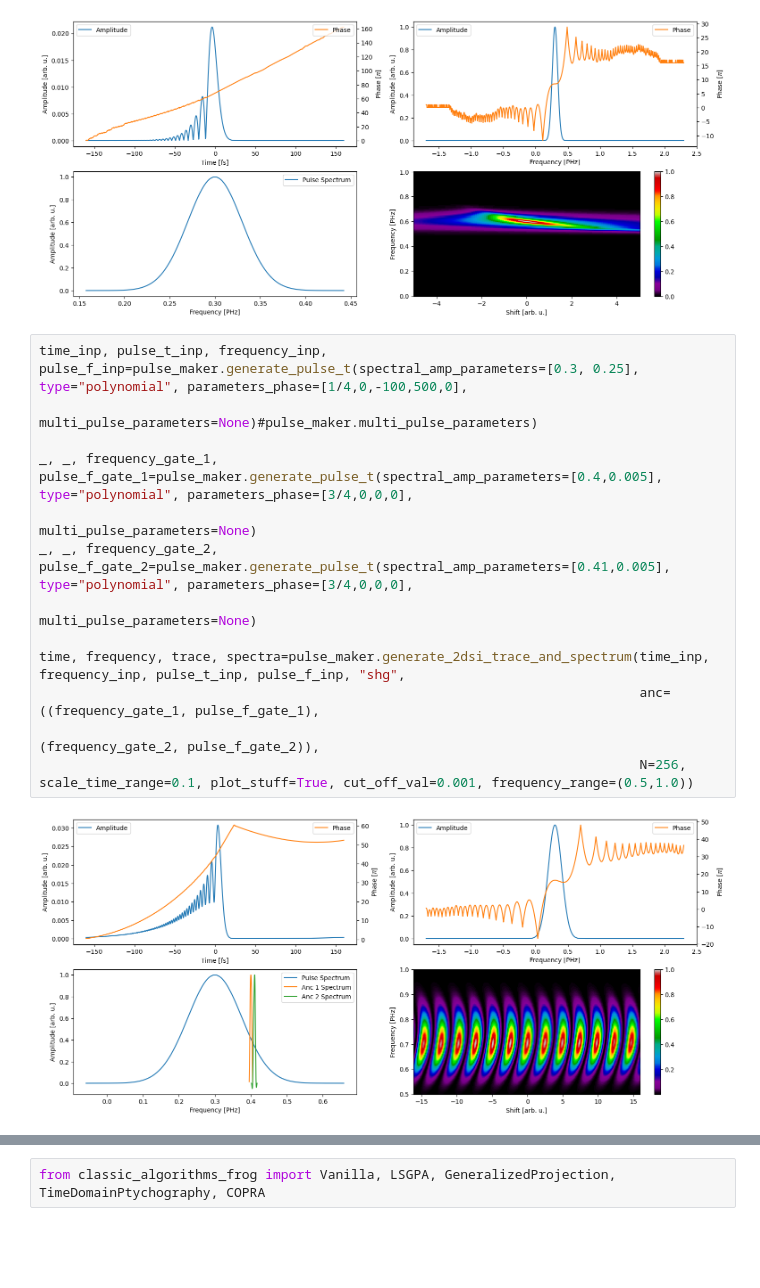
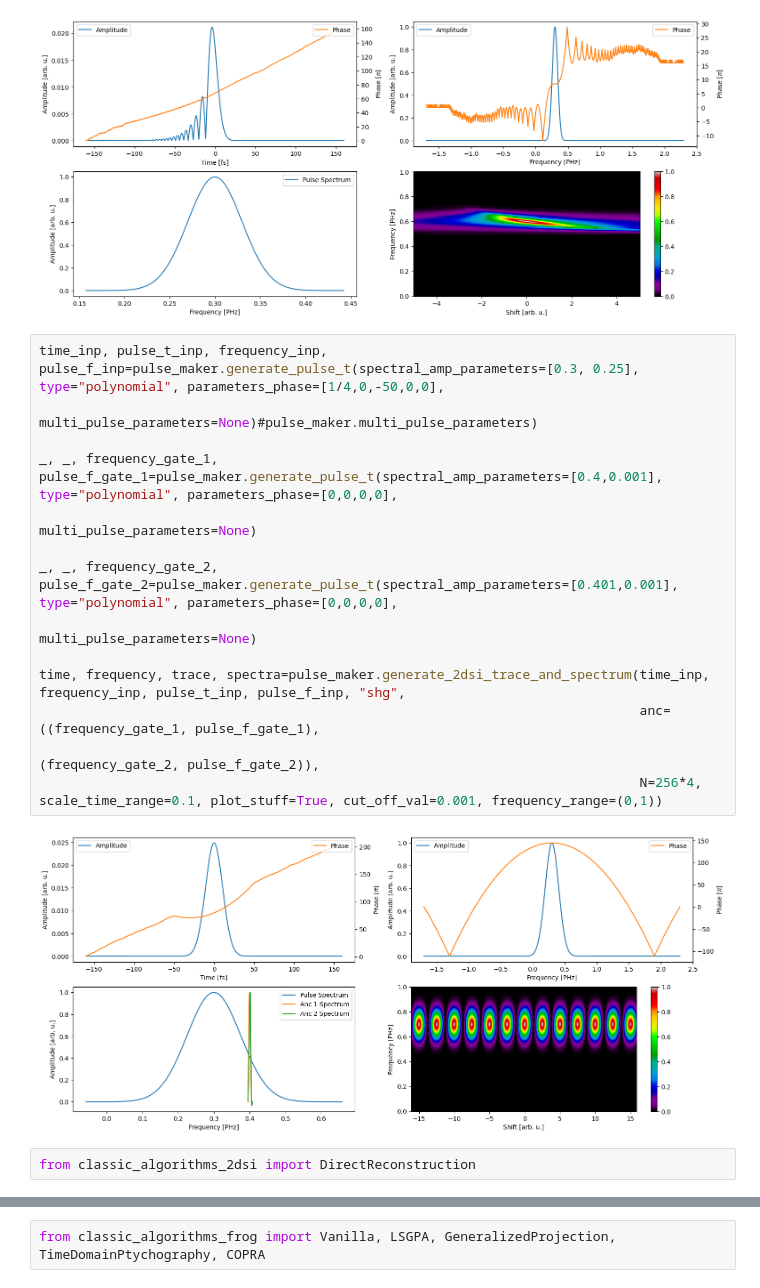
Before and after one commit to matillda123/Pulse-Retrieval-with-JAX, a Jupyter notebook: _usage_example.ipynb, the cells around one changed output, grey strips where cells are left out. Drawn from its saved outputs; the diff is of its cells as text; blank space fills up the shorter version.

Commit message:
Finished DirectReconstruction for 2DSI, i think

```diff
--- a/_usage_example.ipynb
+++ b/_usage_example.ipynb
@@ -60,17 +60,20 @@ z_arr, frequency, trace, spectra = pulse_maker.generate_dscan_trace_and_spectrum
 # %% [output]
 [figure]
 # %%
-time_inp, pulse_t_inp, frequency_inp, pulse_f_inp=pulse_maker.generate_pulse_t(spectral_amp_parameters=[0.3, 0.25], type="polynomial", parameters_phase=[1/4,0,-100,500,0],
+time_inp, pulse_t_inp, frequency_inp, pulse_f_inp=pulse_maker.generate_pulse_t(spectral_amp_parameters=[0.3, 0.25], type="polynomial", parameters_phase=[1/4,0,-50,0,0],
                                                                                multi_pulse_parameters=None)#pulse_maker.multi_pulse_parameters)
 
-_, _, frequency_gate_1, pulse_f_gate_1=pulse_maker.generate_pulse_t(spectral_amp_parameters=[0.4,0.005], type="polynomial", parameters_phase=[3/4,0,0,0],
+_, _, frequency_gate_1, pulse_f_gate_1=pulse_maker.generate_pulse_t(spectral_amp_parameters=[0.4,0.001], type="polynomial", parameters_phase=[0,0,0,0],
                                                                                    multi_pulse_parameters=None)
-_, _, frequency_gate_2, pulse_f_gate_2=pulse_maker.generate_pulse_t(spectral_amp_parameters=[0.41,0.005], type="polynomial", parameters_phase=[3/4,0,0,0],
+
+_, _, frequency_gate_2, pulse_f_gate_2=pulse_maker.generate_pulse_t(spectral_amp_parameters=[0.401,0.001], type="polynomial", parameters_phase=[0,0,0,0],
                                                                                    multi_pulse_parameters=None)
 
 time, frequency, trace, spectra=pulse_maker.generate_2dsi_trace_and_spectrum(time_inp, frequency_inp, pulse_t_inp, pulse_f_inp, "shg",
                                                                              anc=((frequency_gate_1, pulse_f_gate_1),
                                                                                   (frequency_gate_2, pulse_f_gate_2)),
-                                                                             N=256, scale_time_range=0.1, plot_stuff=True, cut_off_val=0.001, frequency_range=(0.5,1.0))
+                                                                             N=256*4, scale_time_range=0.1, plot_stuff=True, cut_off_val=0.001, frequency_range=(0,1))
 # %% [output]
-[figure, old version]
+[figure, new version]
+# %%
+from classic_algorithms_2dsi import DirectReconstruction
```
Also changed, not shown: parts of 4 cells of this notebook, 3 other files.
